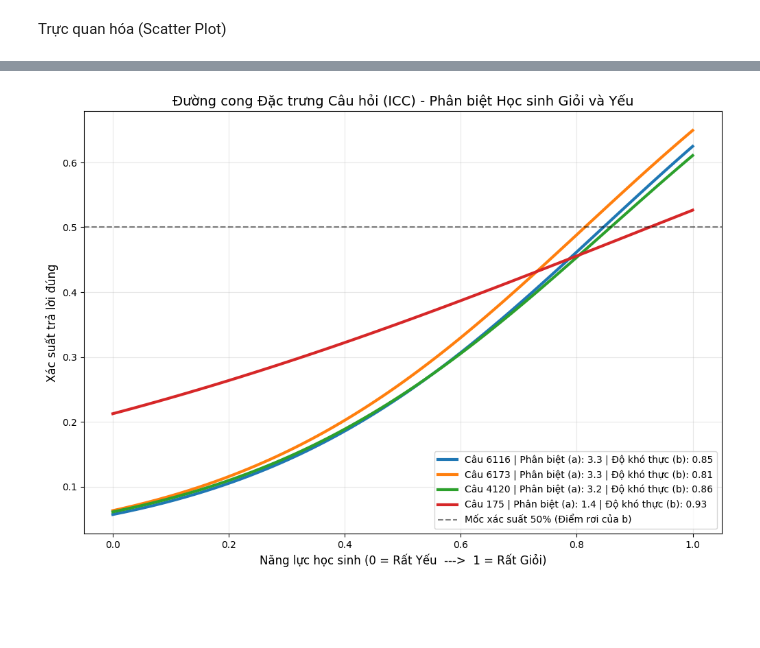
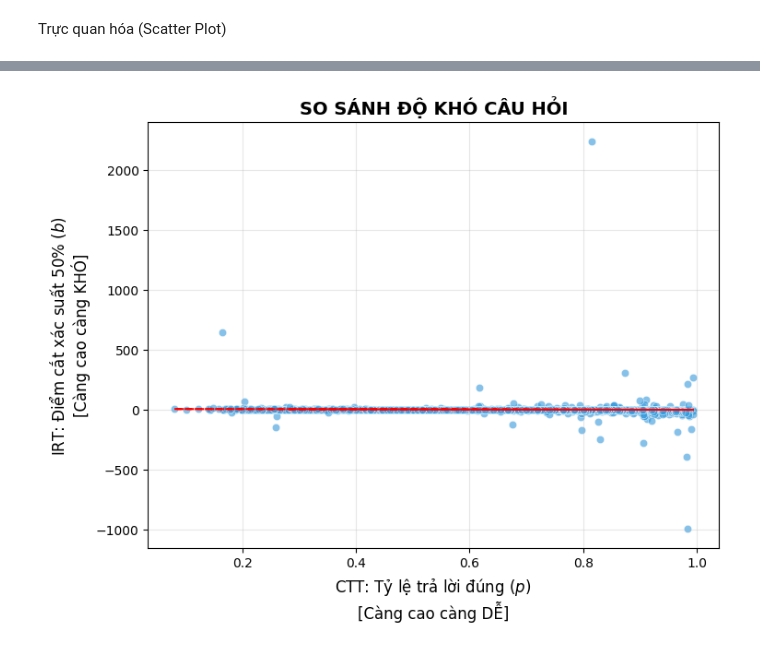
Before and after one commit to HoangThiThi199/Question_Difficulty_and_Student_Ability_Discrimination, a Jupyter notebook: IRT_Modeling.ipynb, the cells around one changed output, grey strips where cells are left out. Saved outputs shown, nothing was run; the diff lists cells and outputs as text; code cells hidden in the pictures; blank space fills up the shorter version.

```diff
--- a/IRT_Modeling.ipynb
+++ b/IRT_Modeling.ipynb
@@ -104,50 +166,22 @@ plt.show()
-# %%
-# BƯỚC 4: ỨNG DỤNG MACHINE LEARNING ĐỂ TÌM ĐỘ KHÓ THỰC SỰ VÀ ĐỘ PHÂN BIỆT (Mô hình IRT 2PL)
-from sklearn.linear_model import LogisticRegression
-import numpy as np
-
-# 1. Chọn ra 4 câu hỏi có nhiều người làm nhất để phân tích cho chuẩn xác
-top_questions = df_train['content_id'].value_counts().head(4).index
-df_icc = df_train[df_train['content_id'].isin(top_questions)].copy()
-
-# 2. Ghép điểm năng lực học sinh vào
-df_icc = df_icc.merge(student_ability[['user_id', 'ability_score']], on='user_id', how='inner')
-
-# 3. Chuẩn bị vẽ đường cong (ICC)
-plt.figure(figsize=(12, 8))
-
-for q_id in top_questions:
-    df_q = df_icc[df_icc['content_id'] == q_id]
-
-    # Biến đầu vào X (Năng lực), Đầu ra y (Trả lời Đúng 1 / Sai 0)
-    X = df_q[['ability_score']]
-    y = df_q['answered_correctly']
-
-    # Huấn luyện mô hình Logistic Regression (đại diện cho hàm Toán học của IRT)
-    model = LogisticRegression()
-    model.fit(X, y)
-
-    # Bóc tách tham số Toán học
-    a = model.coef_[0][0] # Độ phân biệt (Slope)
-    intercept = model.intercept_[0]
-    b = -intercept / a    # Độ khó thực sự (Điểm năng lực để P(đúng) = 50%)
-
-    # Dự đoán xác suất cho dải năng lực từ 0 đến 1
-    x_vals = np.linspace(0, 1, 100)
-    y_vals = model.predict_proba(x_vals.reshape(-1, 1))[:, 1]
-
-    # Vẽ đường cong lên biểu đồ
-    plt.plot(x_vals, y_vals, linewidth=3,
-             label=f'Câu {q_id} | Phân biệt (a): {a:.1f} | Độ khó thực (b): {b:.2f}')
-
-# Thêm đường cắt 50% để xác định độ khó thực sự
-plt.axhline(0.5, color='black', linestyle='--', alpha=0.5, label='Mốc xác suất 50% (Điểm rơi của b)')
-
-plt.title('Đường cong Đặc trưng Câu hỏi (ICC) - Phân biệt Học sinh Giỏi và Yếu', fontsize=14)
-plt.xlabel('Năng lực học sinh (0 = Rất Yếu  --->  1 = Rất Giỏi)', fontsize=12)
-plt.ylabel('Xác suất trả lời đúng', fontsize=12)
-plt.legend(fontsize=10, loc='lower right')
-plt.grid(alpha=0.3)
-plt.show()
-# %% [output]
-[figure, removed]
+# %%
+plt.figure(figsize=(8, 6))
+sns.scatterplot(
+    data=df_compare,
+    x='CTT_Difficulty_p',
+    y='IRT_Difficulty_b',
+    alpha=0.6,
+    color='#3498db'
+)
+
+# Vẽ đường xu hướng
+df_diff_clean = df_compare.dropna(subset=['CTT_Difficulty_p', 'IRT_Difficulty_b'])
+m2, b2 = np.polyfit(df_diff_clean['CTT_Difficulty_p'], df_diff_clean['IRT_Difficulty_b'], 1)
+plt.plot(df_diff_clean['CTT_Difficulty_p'], m2*df_diff_clean['CTT_Difficulty_p'] + b2, color='red', linestyle='--')
+
+plt.title('SO SÁNH ĐỘ KHÓ CÂU HỎI', fontsize=14, fontweight='bold')
+plt.xlabel('CTT: Tỷ lệ trả lời đúng ($p$) \n[Càng cao càng DỄ]', fontsize=12)
+plt.ylabel('IRT: Điểm cắt xác suất 50% ($b$) \n[Càng cao càng KHÓ]', fontsize=12)
+plt.grid(alpha=0.3)
+plt.show()
+# %% [output]
+[figure, added]
```
Also changed, not shown: parts of 8 cells of this notebook, 2 other files.
